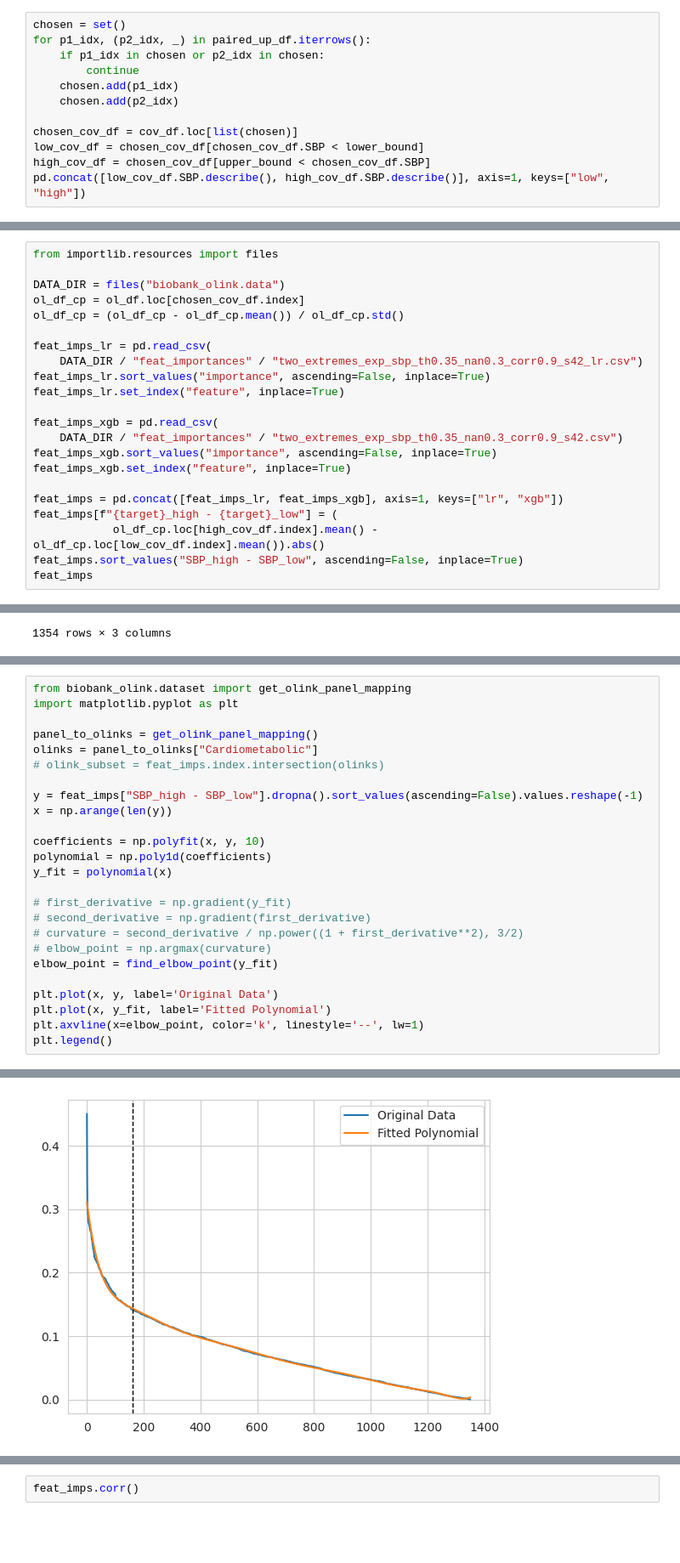
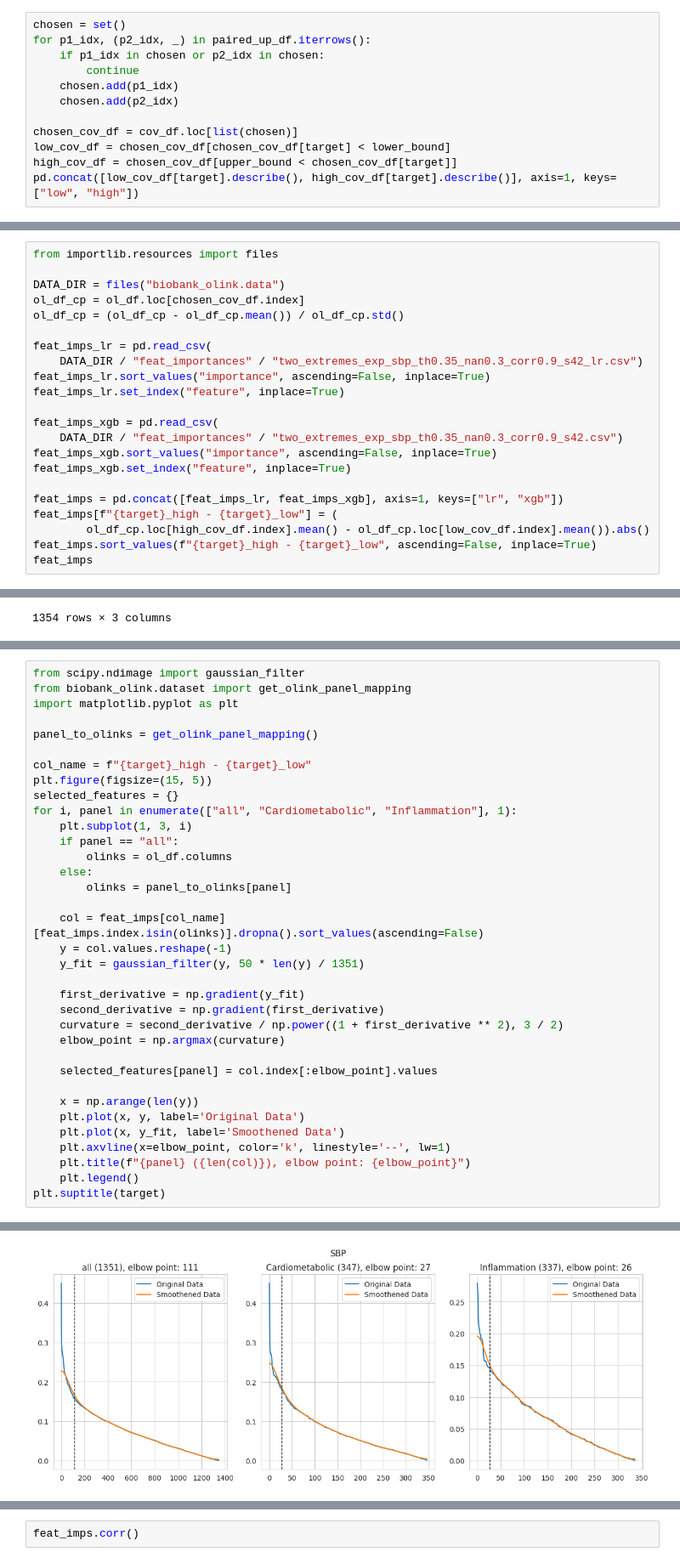
Before and after one commit to ipolharvard/biobank_olink, a Jupyter notebook: notebooks/two_edges_of_sbp.ipynb, the cells around one changed output, grey strips where cells are left out. Shown: that part at 85% size. Cells and saved outputs as stored; diff of their text form; blank space fills up the shorter version.

```diff
--- a/notebooks/two_edges_of_sbp.ipynb
+++ b/notebooks/two_edges_of_sbp.ipynb
@@ -89,9 +89,9 @@ for p1_idx, (p2_idx, _) in paired_up_df.iterrows():
     chosen.add(p2_idx)
 
 chosen_cov_df = cov_df.loc[list(chosen)]
-low_cov_df = chosen_cov_df[chosen_cov_df.SBP < lower_bound]
-high_cov_df = chosen_cov_df[upper_bound < chosen_cov_df.SBP]
-pd.concat([low_cov_df.SBP.describe(), high_cov_df.SBP.describe()], axis=1, keys=["low", "high"])
+low_cov_df = chosen_cov_df[chosen_cov_df[target] < lower_bound]
+high_cov_df = chosen_cov_df[upper_bound < chosen_cov_df[target]]
+pd.concat([low_cov_df[target].describe(), high_cov_df[target].describe()], axis=1, keys=["low", "high"])
 # %% [output]
 |  | low | high |
 | count | 5018.000000 | 5018.000000 |
@@ -137,8 +137,8 @@ feat_imps_xgb.set_index("feature", inplace=True)
 
 feat_imps = pd.concat([feat_imps_lr, feat_imps_xgb], axis=1, keys=["lr", "xgb"])
 feat_imps[f"{target}_high - {target}_low"] = (
-            ol_df_cp.loc[high_cov_df.index].mean() - ol_df_cp.loc[low_cov_df.index].mean()).abs()
-feat_imps.sort_values("SBP_high - SBP_low", ascending=False, inplace=True)
+        ol_df_cp.loc[high_cov_df.index].mean() - ol_df_cp.loc[low_cov_df.index].mean()).abs()
+feat_imps.sort_values(f"{target}_high - {target}_low", ascending=False, inplace=True)
 feat_imps
 # %% [output]
 |  | lr | xgb | SBP_high - SBP_low |
@@ -176,26 +159,36 @@ def find_elbow_point(values):
 # %%
+from scipy.ndimage import gaussian_filter
 from biobank_olink.dataset import get_olink_panel_mapping
 import matplotlib.pyplot as plt
 
 panel_to_olinks = get_olink_panel_mapping()
-olinks = panel_to_olinks["Cardiometabolic"]
-# olink_subset = feat_imps.index.intersection(olinks)
 
-y = feat_imps["SBP_high - SBP_low"].dropna().sort_values(ascending=False).values.reshape(-1)
-x = np.arange(len(y))
+col_name = f"{target}_high - {target}_low"
+plt.figure(figsize=(15, 5))
+selected_features = {}
+for i, panel in enumerate(["all", "Cardiometabolic", "Inflammation"], 1):
+    plt.subplot(1, 3, i)
+    if panel == "all":
+        olinks = ol_df.columns
+    else:
+        olinks = panel_to_olinks[panel]
 
-coefficients = np.polyfit(x, y, 10)
-polynomial = np.poly1d(coefficients)
-y_fit = polynomial(x)
+    col = feat_imps[col_name][feat_imps.index.isin(olinks)].dropna().sort_values(ascending=False)
+    y = col.values.reshape(-1)
+    y_fit = gaussian_filter(y, 50 * len(y) / 1351)
 
-# first_derivative = np.gradient(y_fit)
-# second_derivative = np.gradient(first_derivative)
-# curvature = second_derivative / np.power((1 + first_derivative**2), 3/2)
-# elbow_point = np.argmax(curvature)
-elbow_point = find_elbow_point(y_fit)
+    first_derivative = np.gradient(y_fit)
+    second_derivative = np.gradient(first_derivative)
+    curvature = second_derivative / np.power((1 + first_derivative ** 2), 3 / 2)
+    elbow_point = np.argmax(curvature)
 
-plt.plot(x, y, label='Original Data')
-plt.plot(x, y_fit, label='Fitted Polynomial')
-plt.axvline(x=elbow_point, color='k', linestyle='--', lw=1)
-plt.legend()
+    selected_features[panel] = col.index[:elbow_point].values
+
+    x = np.arange(len(y))
+    plt.plot(x, y, label='Original Data')
+    plt.plot(x, y_fit, label='Smoothened Data')
+    plt.axvline(x=elbow_point, color='k', linestyle='--', lw=1)
+    plt.title(f"{panel} ({len(col)}), elbow point: {elbow_point}")
+    plt.legend()
+plt.suptitle(target)
 # %% [output]
@@ -203 +196 @@ plt.legend()
-[figure, old version]
+[figure, new version]
```
Also changed, not shown: parts of 7 cells of this notebook, 5 other files.
